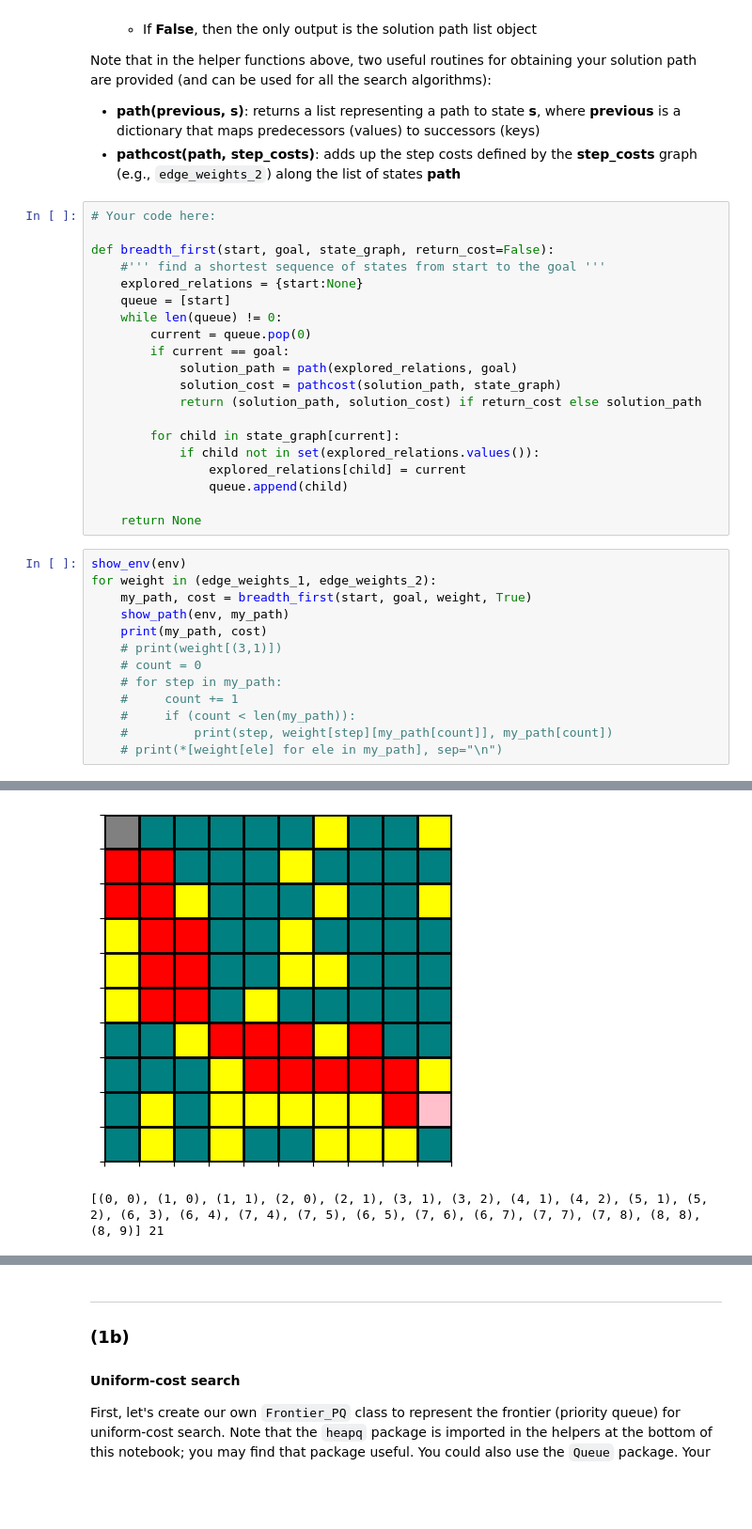
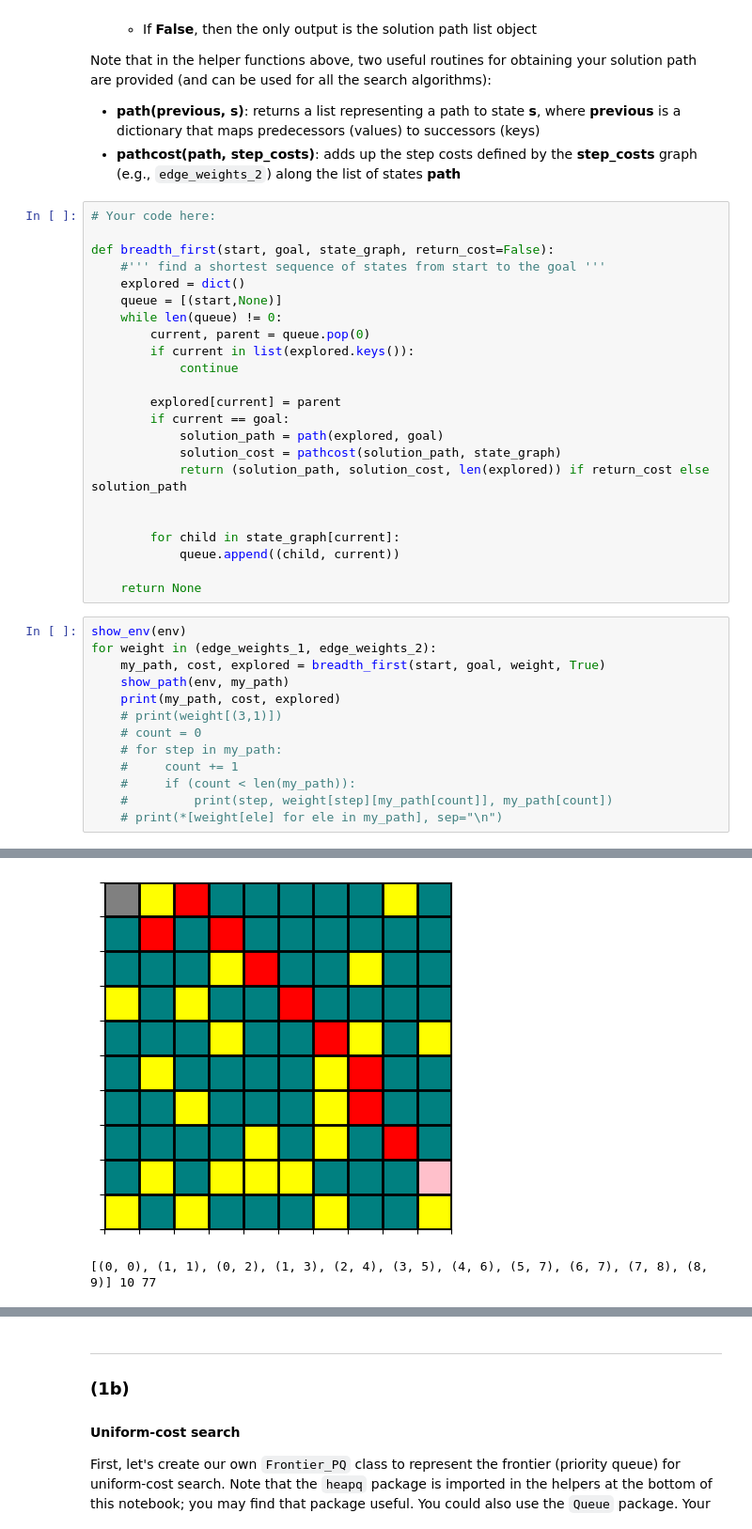
Before and after one commit to TyVanEssen/CSCI-3202-001-Introduction-to-Artificial-Intelligence, a Jupyter notebook: HW7/CSCI3202_HW7_Ty_VanEssen.ipynb, the cells around one changed output, grey strips where cells are left out. Shown at 94% size. Saved outputs shown, nothing was run; the diff lists cells and outputs as text; blank space fills up the shorter version.

```diff
--- a/HW7/CSCI3202_HW7_Ty_VanEssen.ipynb
+++ b/HW7/CSCI3202_HW7_Ty_VanEssen.ipynb
@@ -224,27 +224,30 @@ Note that in the helper functions above, two useful routines for obtaining your
 
 def breadth_first(start, goal, state_graph, return_cost=False):
     #''' find a shortest sequence of states from start to the goal '''
-    explored_relations = {start:None}
-    queue = [start]
+    explored = dict()
+    queue = [(start,None)]
     while len(queue) != 0:
-        current = queue.pop(0)
+        current, parent = queue.pop(0)
+        if current in list(explored.keys()):
+            continue
+
+        explored[current] = parent
         if current == goal:
-            solution_path = path(explored_relations, goal)
+            solution_path = path(explored, goal)
             solution_cost = pathcost(solution_path, state_graph)
-            return (solution_path, solution_cost) if return_cost else solution_path
+            return (solution_path, solution_cost, len(explored)) if return_cost else solution_path
+
 
         for child in state_graph[current]:
-            if child not in set(explored_relations.values()):
-                explored_relations[child] = current
-                queue.append(child)
+            queue.append((child, current))
 
     return None
 # %%
 show_env(env)
 for weight in (edge_weights_1, edge_weights_2):
-    my_path, cost = breadth_first(start, goal, weight, True)
+    my_path, cost, explored = breadth_first(start, goal, weight, True)
     show_path(env, my_path)
-    print(my_path, cost)
+    print(my_path, cost, explored)
     # print(weight[(3,1)])
     # count = 0
     # for step in my_path:
@@ -257,2 +260,2 @@ for weight in (edge_weights_1, edge_weights_2):
-[figure, old version]
+[figure, new version]
-[(0, 0), (1, 0), (1, 1), (2, 0), (2, 1), (3, 1), (3, 2), (4, 1), (4, 2), (5, 1), (5, 2), (6, 3), (6, 4), (7, 4), (7, 5), (6, 5), (7, 6), (6, 7), (7, 7), (7, 8), (8, 8), (8, 9)] 21
+[(0, 0), (1, 1), (0, 2), (1, 3), (2, 4), (3, 5), (4, 6), (5, 7), (6, 7), (7, 8), (8, 9)] 10 77
```
Also changed, not shown: parts of 20 cells of this notebook.
